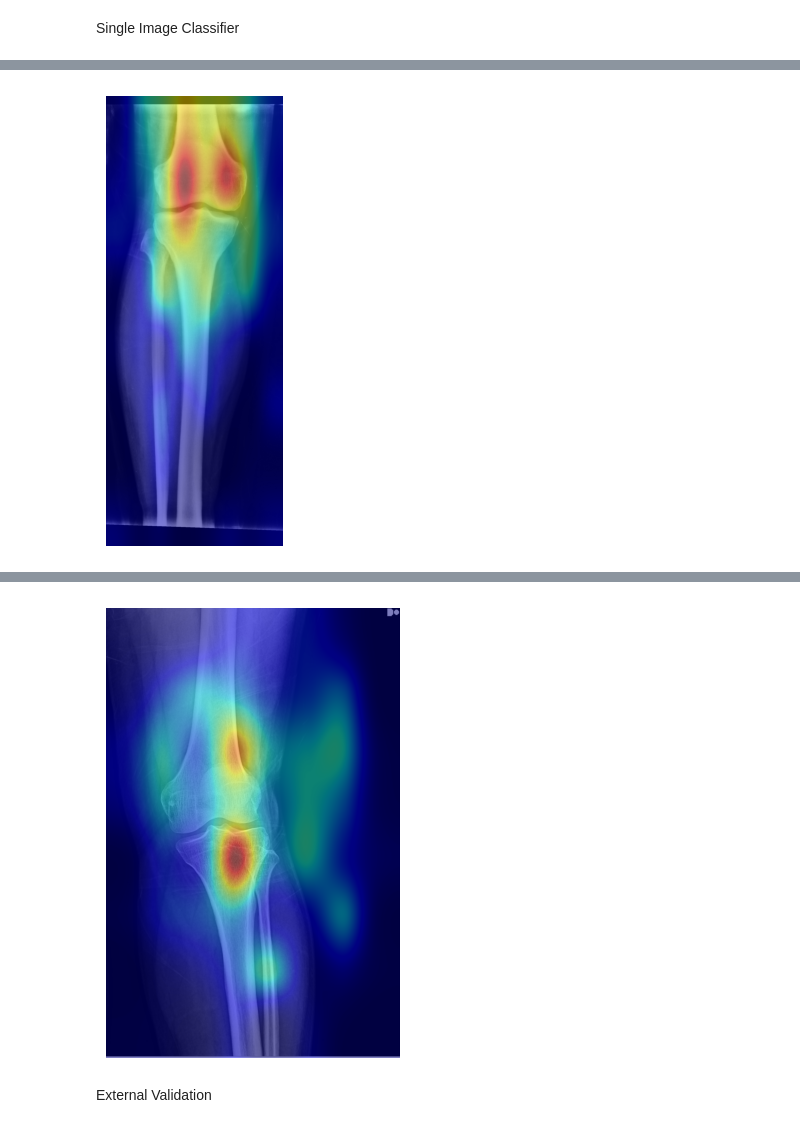
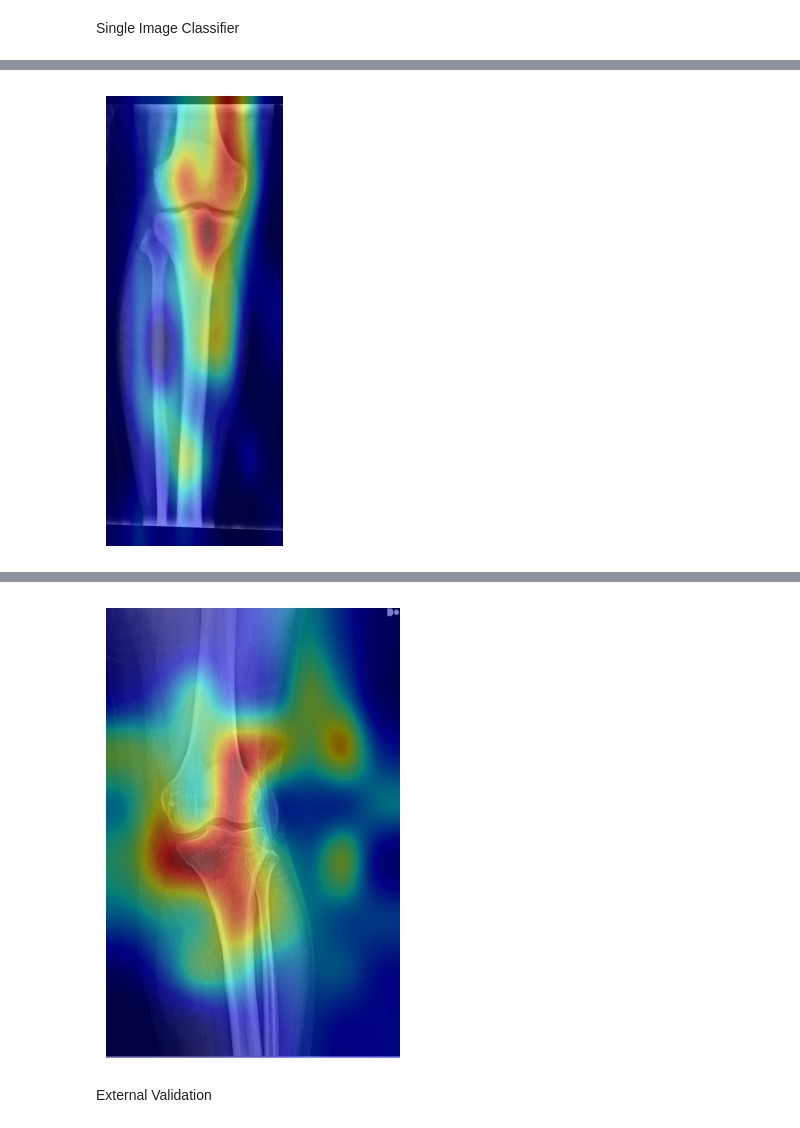
Before and after one commit to fzfzzfzzzfzzzz/IRC-breaking-bone, a Jupyter notebook: Efficientnet-b0.ipynb, the cells around one changed output, grey strips where cells are left out. Saved outputs shown, nothing was run; the diff lists cells and outputs as text; code cells hidden in the pictures.

```diff
--- a/Efficientnet-b0.ipynb
+++ b/Efficientnet-b0.ipynb
@@ -323,7 +323,7 @@ print('Best Accuracy: %.3f%%' %(best_acc))
 NameError: name 'epoch_acc_list' is not defined
 <Figure size 2000x500 with 0 Axes>
 # %%
-checkpoint = torch.load('model_best_checkpoint (89.2%).pth.tar')
+checkpoint = torch.load('model_best_checkpoint (89.2%).pth.tar', map_location=torch.device('cpu'))
 efficientnet_model = models.efficientnet_b0(pretrained=False)
 num_classes = 2
 efficientnet_model.fc = nn.Linear(1280, num_classes)
@@ -449,5 +449,5 @@ def process_gradcam(model, image_transforms, image_path):
 # %%
 classes = ['Normal', 'Osteoporosis']
 classify(efficientnet_model, test_transforms, 'normal_example.jpg', classes)
-classify(efficientnet_model, test_transforms, '226.png', classes)
+classify(efficientnet_model, test_transforms, 'osteoporosis_example.png', classes)
 # %% [output]
@@ -456 +456 @@ Prediction: Normal (98.199%)
-[figure, old version]
+[figure, new version]
@@ -459,4 +459,4 @@ Prediction: Osteoporosis (99.161%)
-[figure, old version]
+[figure, new version]
 # %% [markdown]
 External Validation
 # %%
```
Also changed, not shown: parts of 2 cells of this notebook, 26 other files.
